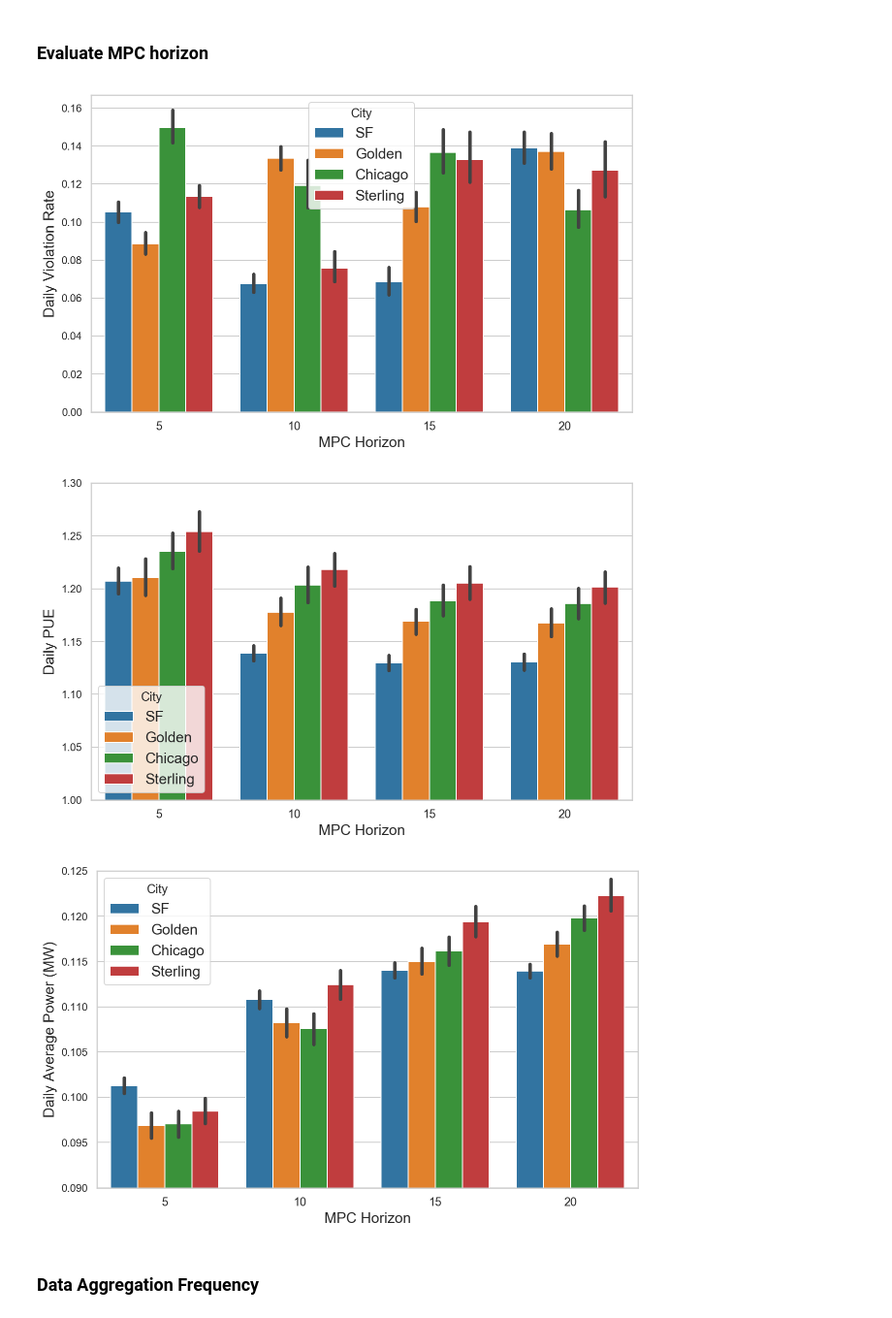
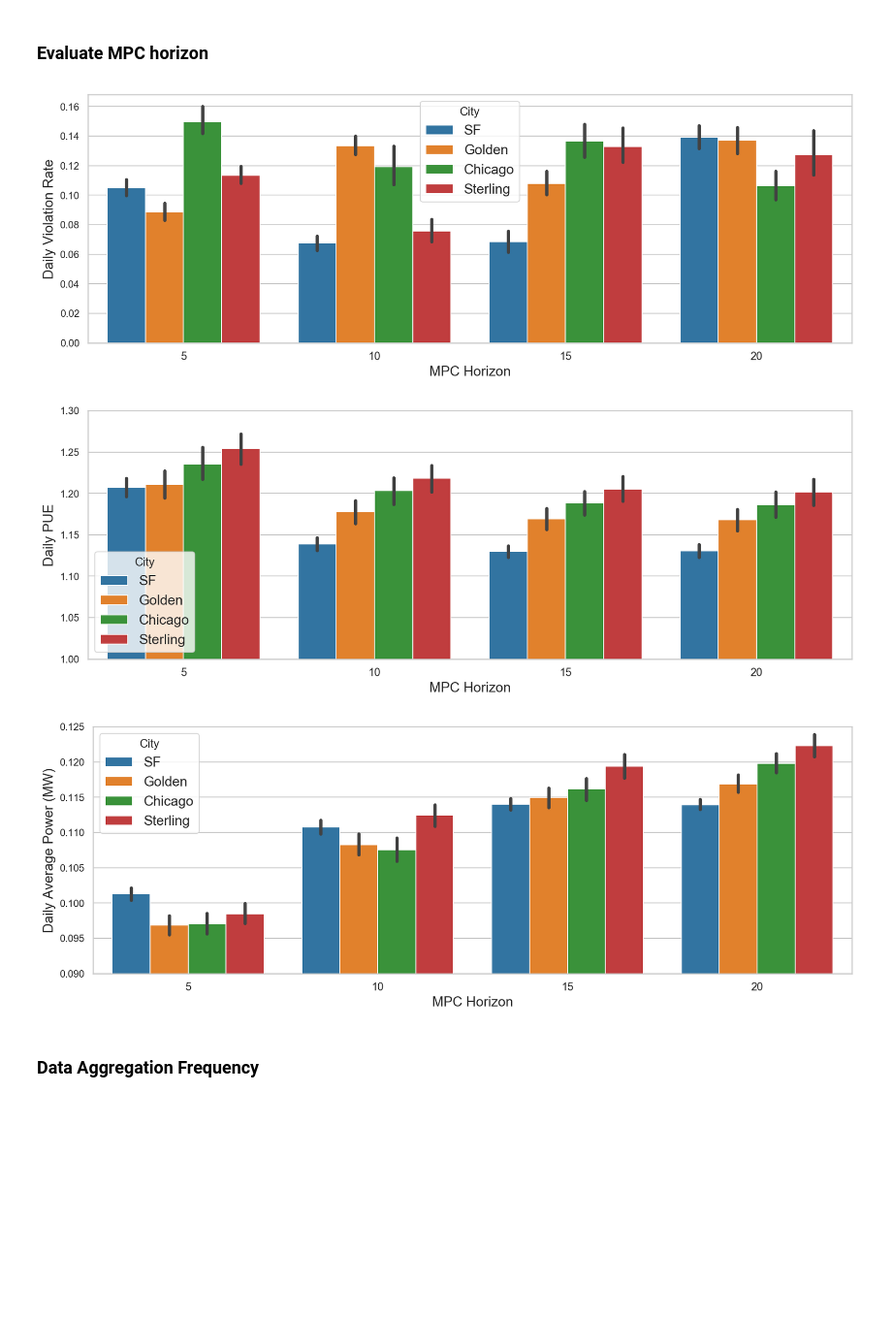
Before and after one commit to vermouth1992/mbrl-hvac, a Jupyter notebook: performance.ipynb, the cells around one changed output. Shown at 97% size. Cells and saved outputs as stored; diff of their text form; code cells hidden in the pictures; blank space fills up the shorter version.

```diff
--- a/performance.ipynb
+++ b/performance.ipynb
@@ -142,6 +143,11 @@ def get_log_dir_new(city, mpc_horizon, num_on_policy_rollouts, training_epochs,
                                                                    training_epochs,
                                                                    dagger)
     return log_dir
+# %%
+def savefig(f, file):
+    basedir = "/Users/chizhang/Desktop/buildsys19_chi/figure/"
+    path = os.path.join(basedir, file)
+    f.savefig(path, bbox_inches='tight')
 # %% [markdown]
 ### Evaluate training epoches
 # %%
@@ -198,18 +212,27 @@ def create_mpc_horizon_comparison_data_frame():
     return result
 # %%
 mpc_comparison_data_frame = create_mpc_horizon_comparison_data_frame()
+
+f = plt.figure(figsize=(15, 5))
 ax = sns.barplot(x="MPC Horizon", y="Daily Violation Rate", hue="City", data=mpc_comparison_data_frame)
+savefig(f, "mpc_horizon_violation.pdf")
 plt.show()
+
+f = plt.figure(figsize=(15, 5))
 ax = sns.barplot(x="MPC Horizon", y="Daily PUE", hue="City", data=mpc_comparison_data_frame)
 ax.set_ylim(1.0, 1.3)
+savefig(f, "mpc_horizon_pue.pdf")
 plt.show()
+
+f = plt.figure(figsize=(15, 5))
 ax = sns.barplot(x="MPC Horizon", y="Daily Average Power (MW)", hue="City", data=mpc_comparison_data_frame)
 ax.set_ylim(0.09, 0.125)
+savefig(f, "mpc_horizon_power.pdf")
 plt.show()
 # %% [output]
-[figure, old version]
+[figure, new version]
-[figure, old version]
+[figure, new version]
-[figure, old version]
+[figure, new version]
 # %% [markdown]
 ### Data Aggregation Frequency
 # %%
```
Also changed, not shown: parts of 10 cells of this notebook.
